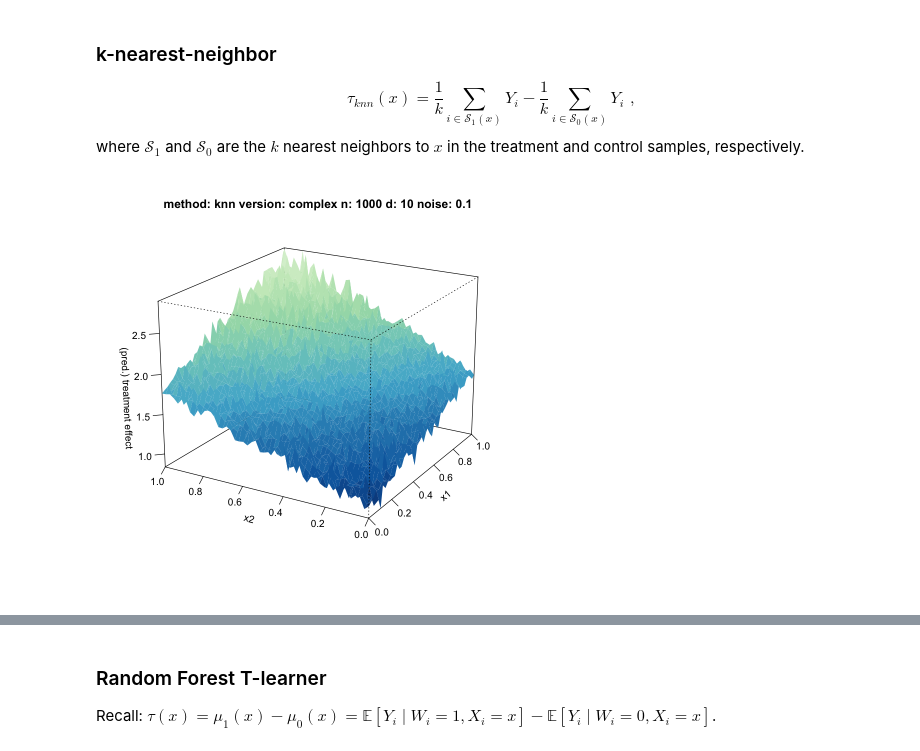
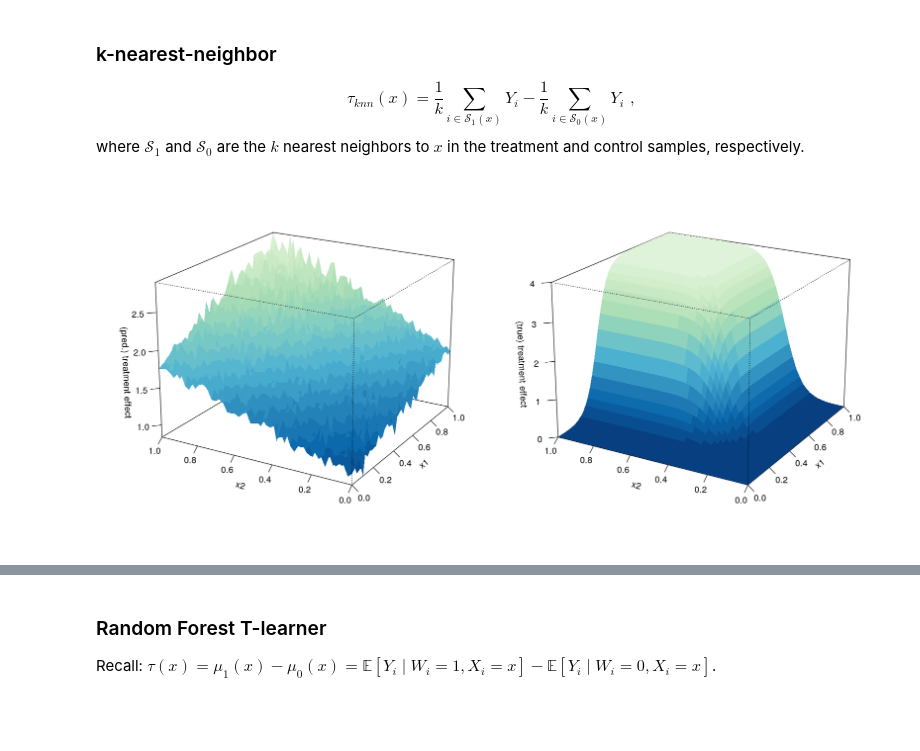
Before and after one commit to JosefNagelschmidt/topics-econometrics, a Jupyter notebook: methods.ipynb, the cells around one changed output, grey strips where cells are left out. Cells and saved outputs as stored; diff of their text form; code cells hidden in the pictures; blank space fills up the shorter version.

```diff
--- a/methods.ipynb
+++ b/methods.ipynb
@@ -48,7 +46,7 @@ plot_predicted_effect("ols", "simple", p=2, n=5000)
 $$\tau_{knn}(x) = \frac{1}{k} \sum_{i \in \mathcal{S}_1(x)} Y_i - \frac{1}{k} \sum_{i \in \mathcal{S}_0(x)} Y_i \,\,,$$
 where $\mathcal{S}_1$ and $\mathcal{S}_0$ are the $k$ nearest neighbors to $x$ in the treatment and control samples, respectively.
 # %%
-plot_predicted_effect("knn", "complex", k=200, d=10, n=1000, noise_sd=0.1)
+plot_surface("knn", "complex", k=200, d=10, n=1000, noise_sd=0.1)
 # %% [output]
-[figure, old version]
+[figure, new version]
 # %%
```
Also changed, not shown: parts of 12 cells of this notebook, 9 other files.
